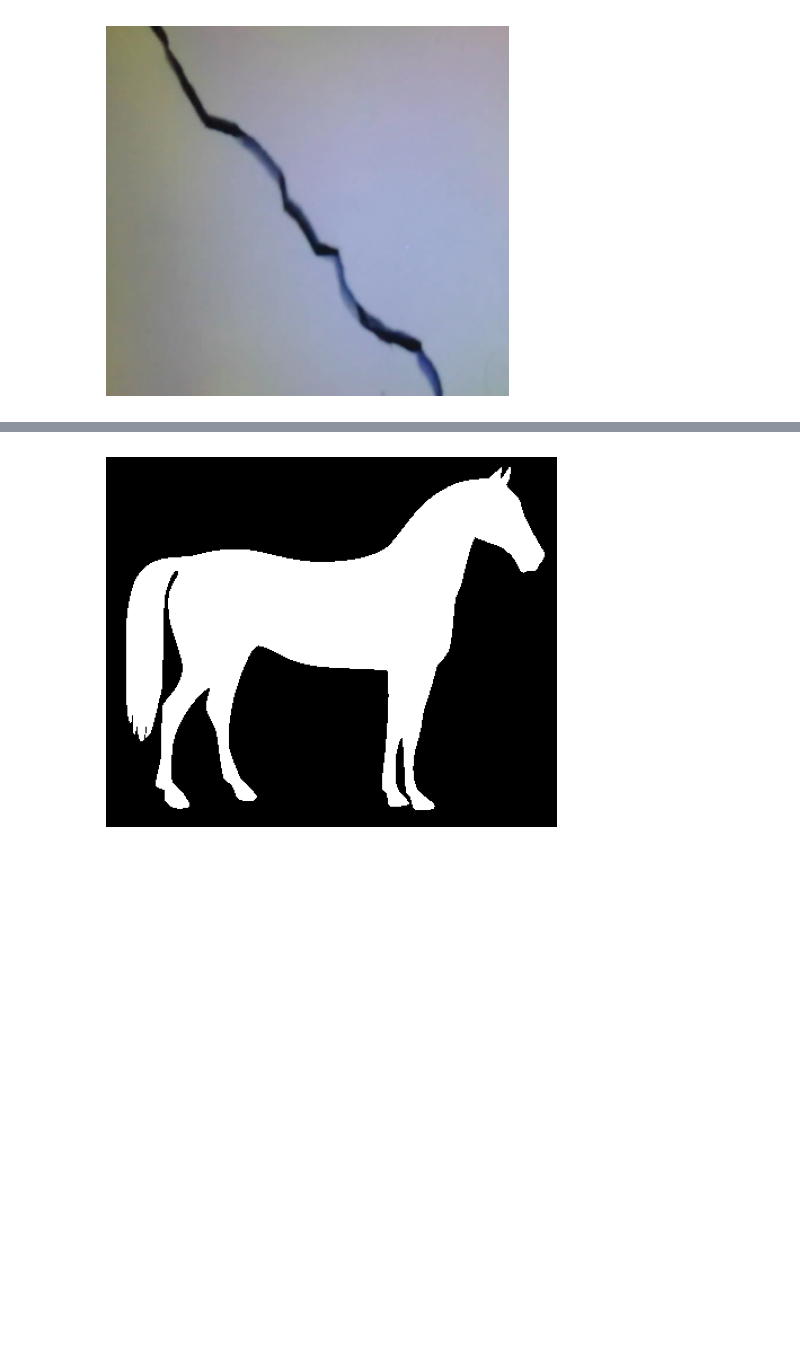
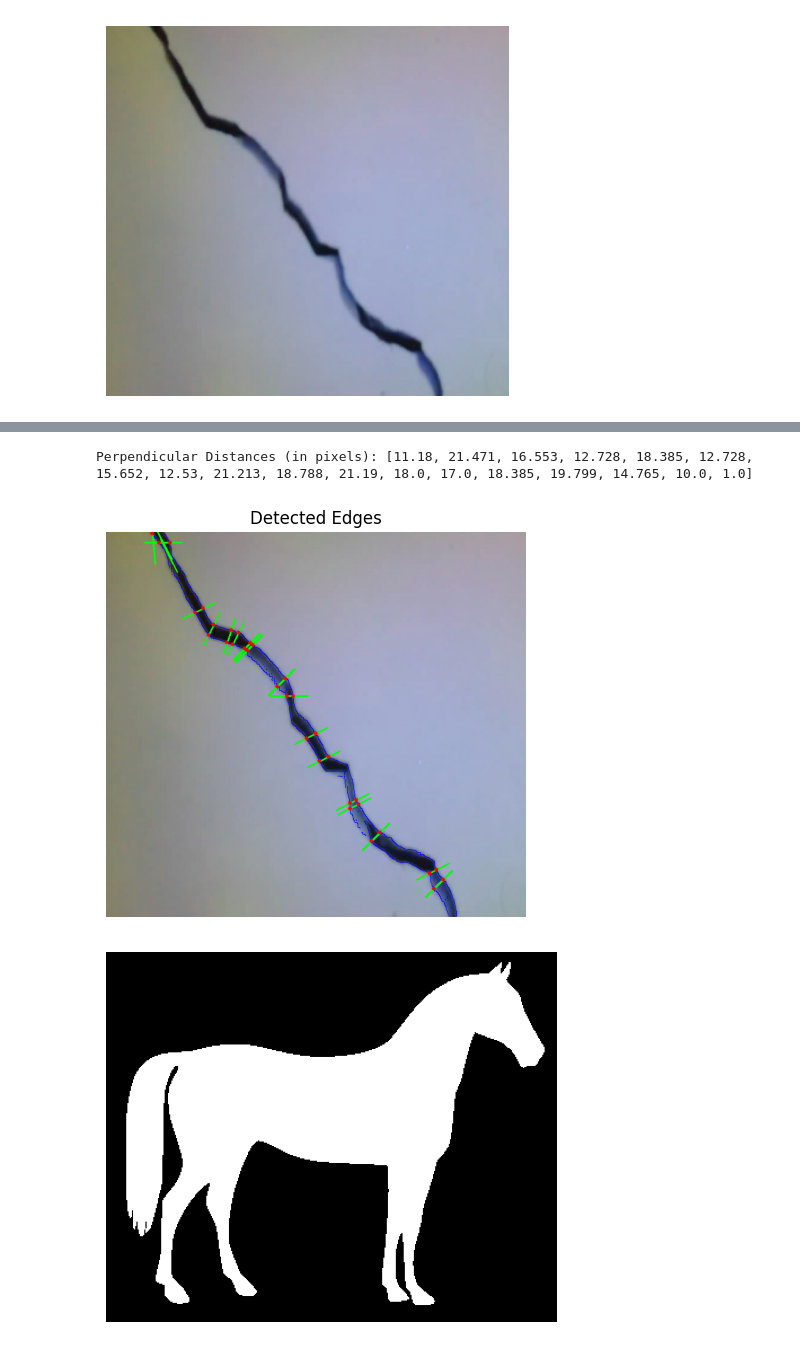
Before and after one commit to dilumin/CS3283-ESE, a Jupyter notebook: crackDetect.ipynb, the cells around one changed output, grey strips where cells are left out. Cells and saved outputs as stored; diff of their text form; code cells hidden in the pictures; blank space fills up the shorter version.

```diff
--- a/crackDetect.ipynb
+++ b/crackDetect.ipynb
@@ -83,3 +264,18 @@ mean  24.75331088664422
+# %%
+image_path = './sample/1.jpg'  # Replace with your image path
+img1 = cv2.imread(image_path)
+
+img_with_edges, perpendicular_distances = crack_detection(img1)
+print("Perpendicular Distances (in pixels):", perpendicular_distances)
+
+plt.figure(figsize=(10, 5))
+plt.imshow(img_with_edges, cmap='gray')
+plt.title("Detected Edges")
+plt.axis('off')
+plt.show()
+# %% [output]
+Perpendicular Distances (in pixels): [11.18, 21.471, 16.553, 12.728, 18.385, 12.728, 15.652, 12.53, 21.213, 18.788, 21.19, 18.0, 17.0, 18.385, 19.799, 14.765, 10.0, 1.0]
+[figure, added]
 # %%
 from skimage.morphology import skeletonize
 from skimage import data
```
Also changed, not shown: parts of 7 cells of this notebook, 5 other files.
